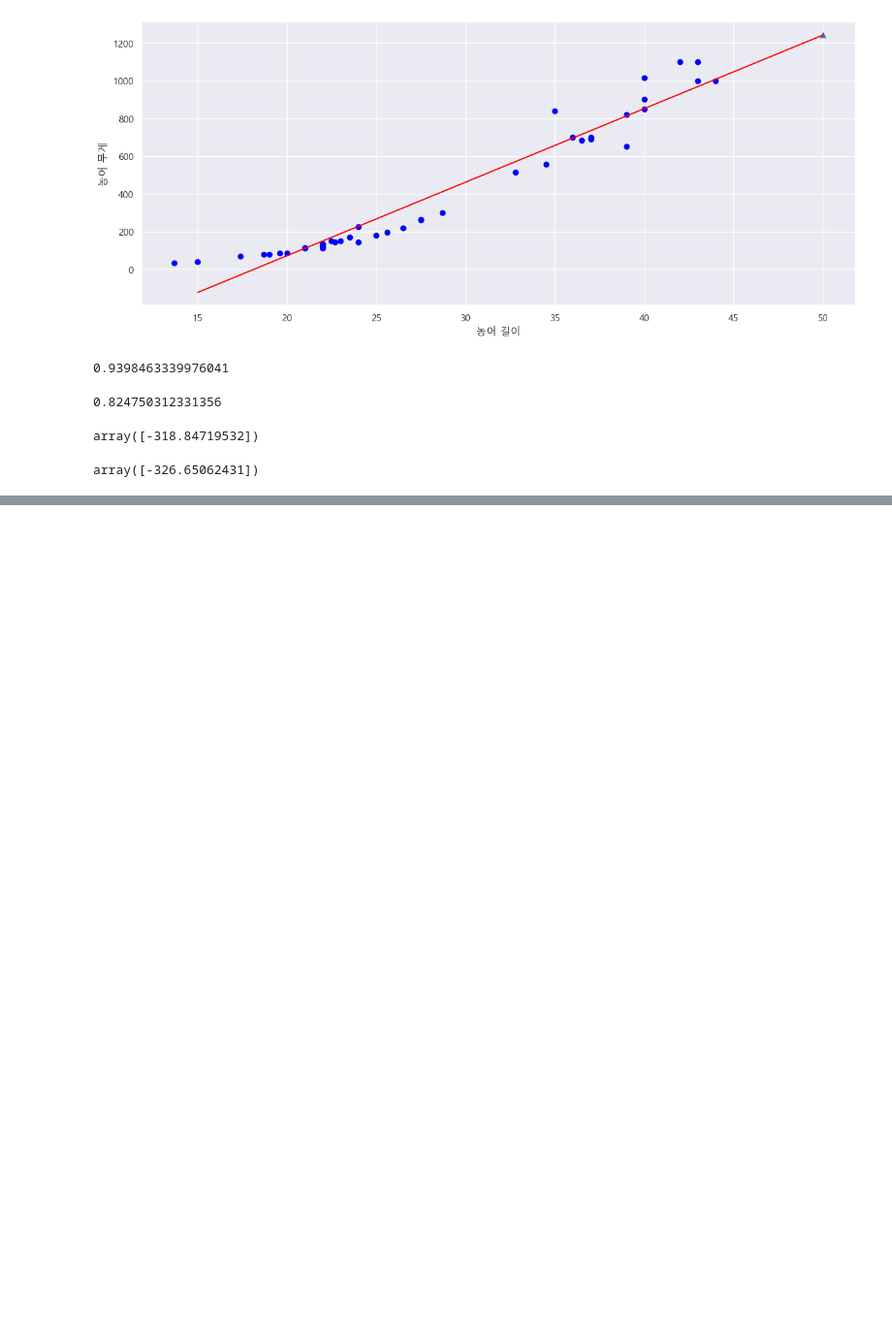
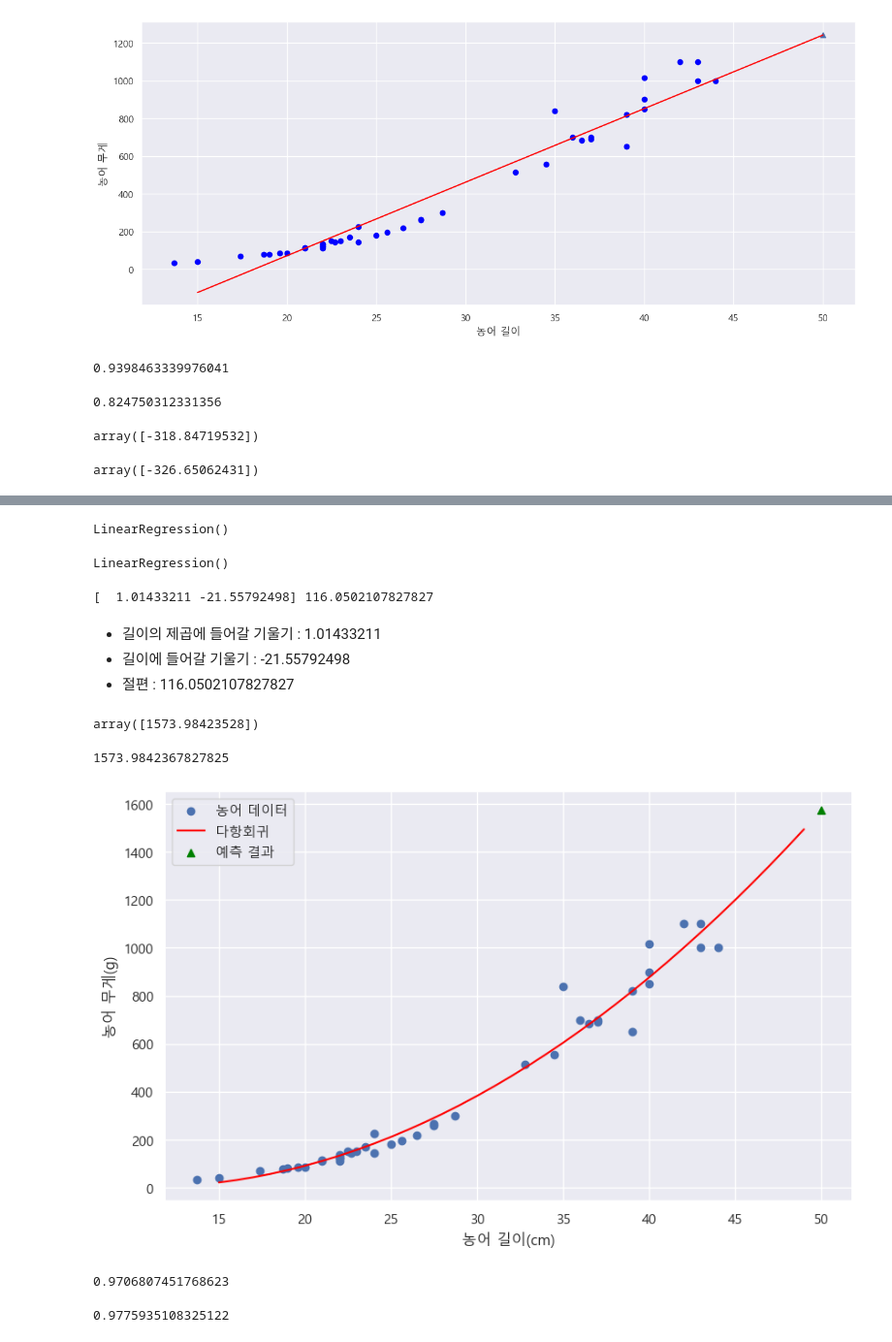
Before and after one commit to talCSHN/IoT_DataAnalysis_2025, a Jupyter notebook: day02/mldl03_선형회귀.ipynb, the cells around one changed output, grey strips where cells are left out. Shown: that part at 97% size. Drawn from its saved outputs; the diff is of its cells as text; code cells hidden in the pictures; blank space fills up the shorter version.

```diff
--- a/day02/mldl03_선형회귀.ipynb
+++ b/day02/mldl03_선형회귀.ipynb
@@ -175,0 +179,3 @@ array([-326.65062431])
+# %%
+train_poly = np.column_stack((train_input ** 2, train_input))
+test_poly = np.column_stack((test_input ** 2, test_input))
@@ -175,0 +186,57 @@ array([-326.65062431])
+# %%
+# 다항회귀 문제 해결
+lr2 = LinearRegression()
+lr2
+# %% [output]
+LinearRegression()
+# %%
+# 길이 특성에 대한 무게 결과 훈련
+lr2.fit(train_poly, train_target)
+# %% [output]
+LinearRegression()
+# %%
+# 다항회귀의 기울기(가중치), 절편
+print(lr2.coef_, lr2.intercept_)
+# %% [output]
+[  1.01433211 -21.55792498] 116.0502107827827
+# %% [markdown]
+- 길이의 제곱에 들어갈 기울기 : 1.01433211
+- 길이에 들어갈 기울기 : -21.55792498
+- 절편 : 116.0502107827827
+# %%
+# 농어 길이 50cm에 대한 무게 예측
+lr2.predict([[50**2, 50]])
+# %% [output]
+array([1573.98423528])
+# %%
+# 예측된 값 == 기울기와 절편으로 다항식 계산한 값
+(1.01433211 * (50**2)) + (-21.55792498 * 50) + 116.0502107827827
+# %% [output]
+1573.9842367827825
+# %%
+# 다항회귀 차트
+
+# 구간별 직선 그리기 위해 15 ~ 49까지 정수 배열 생성
+point = np.arange(15, 50)
+
+plt.figure(figsize=(10,6))
+plt.scatter(train_input, train_target, label='농어 데이터')
+# 15에서 49 사이 2차 방정식 그래프 그리기
+plt.plot(point, (1.01433211 * (point**2)) + (-21.55792498 * point) + 116.0502107827827, color='red', label='다항회귀')
+
+# 50cm 농어 데이터 표시
+plt.scatter([50],[1573.9842367827825], marker='^', color='green', label='예측 결과')
+plt.xlabel('농어 길이(cm)')
+plt.ylabel('농어 무게(g)')
+plt.legend()
+plt.show()  # 텍스트 필요없이 차트만 그리기
+# %% [output]
+[figure, added]
+# %%
+lr2.score(train_poly, train_target)
+# %% [output]
+0.9706807451768623
+# %%
+lr2.score(test_poly, test_target)
+# %% [output]
+0.9775935108325122
```
Also changed, not shown: parts of 3 cells of this notebook, 6 other files.
